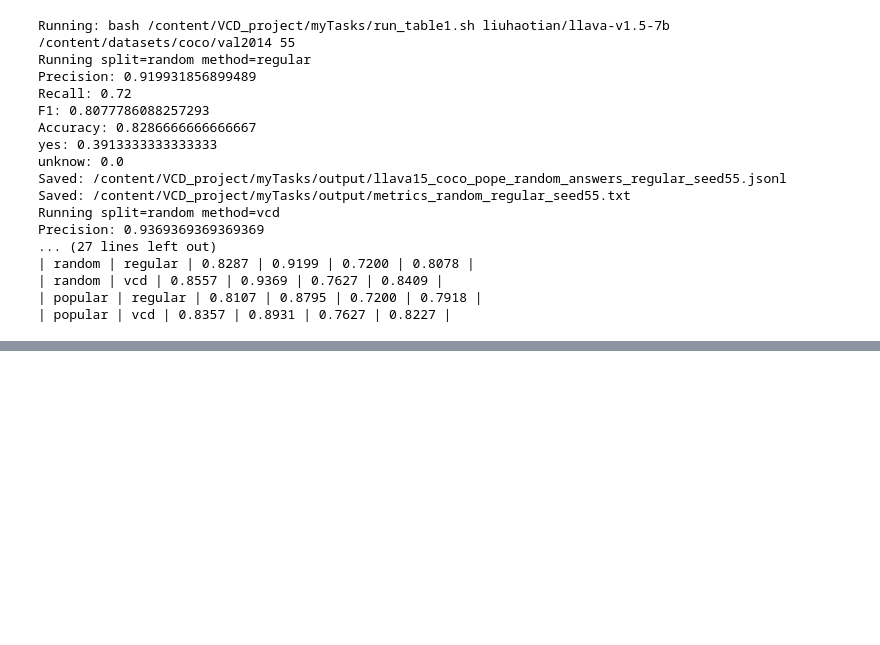
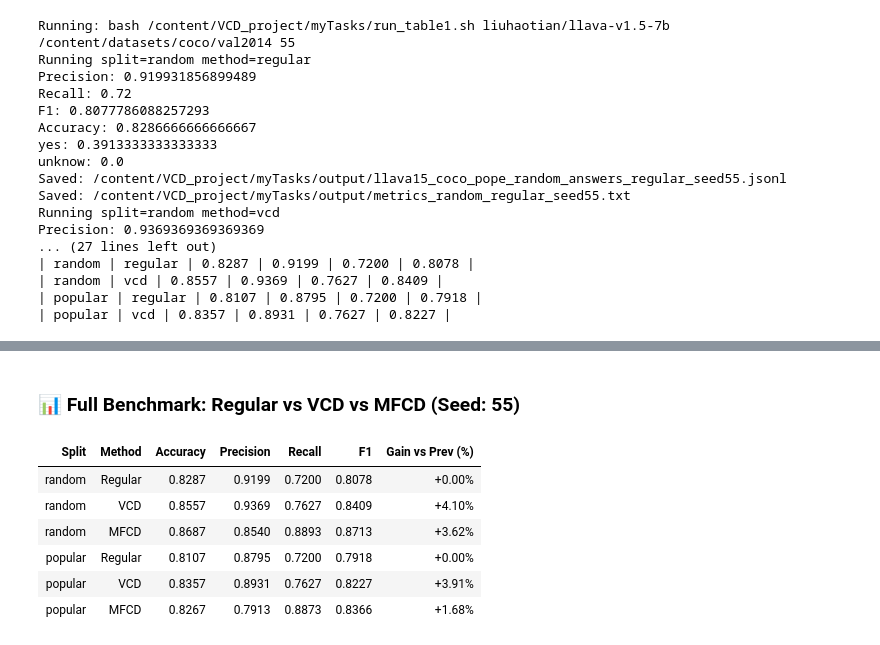
Before and after one commit to maxheef/ECE209_Project1, a Jupyter notebook: myTasks/taskB.ipynb, the cells around one changed output, grey strips where cells are left out. Saved outputs shown, nothing was run; the diff lists cells and outputs as text; code cells hidden in the pictures; blank space fills up the shorter version.

Commit message:
All files work with outputs, need to clean up code for submit

```diff
--- a/myTasks/taskB.ipynb
+++ b/myTasks/taskB.ipynb
@@ -425,0 +676,79 @@ print(f"| popular | MFCD | {mfcd_popular['accuracy']:.4f} | {mfcd_popular['preci
+# %%
+import json
+import re
+import pandas as pd
+from pathlib import Path
+from IPython.display import display, Markdown
+
+P1 = '/content/VCD_project/myTasks'
+SEED = 55
+out_dir = Path(f'{P1}/output')
+
+def parse_metrics_txt(path: Path):
+    if not path.exists(): return None
+    text = path.read_text()
+    def g(name):
+        m = re.search(rf"^{name}:\s*([0-9.]+)", text, re.MULTILINE)
+        return float(m.group(1)) if m else 0.0
+    return {'Accuracy': g('Accuracy'), 'Precision': g('Precision'), 'Recall': g('Recall'), 'F1': g('F1')}
+
+def parse_metrics_json(path: Path):
+    if not path.exists(): return None
+    data = json.loads(path.read_text())
+    return {'Accuracy': float(data.get('accuracy', 0.0)),
+            'Precision': float(data.get('precision', 0.0)),
+            'Recall': float(data.get('recall', 0.0)),
+            'F1': float(data.get('f1_score') or data.get('f1') or 0.0) }
+
+# --- Data Collection ---
+rows = []
+# Define the order we want to see them in the table
+configs = [
+    ('random', 'Regular', out_dir / f'metrics_random_regular_seed{SEED}.txt', parse_metrics_txt),
+    ('random', 'VCD', out_dir / f'metrics_random_vcd_seed{SEED}.txt', parse_metrics_txt),
+    ('random', 'MFCD', out_dir / 'mfcd_random.json', parse_metrics_json),
+    ('popular', 'Regular', out_dir / f'metrics_popular_regular_seed{SEED}.txt', parse_metrics_txt),
+    ('popular', 'VCD', out_dir / f'metrics_popular_vcd_seed{SEED}.txt', parse_metrics_txt),
+    ('popular', 'MFCD', out_dir / 'mfcd_popular.json', parse_metrics_json),
+]
+
+for split, method, path, parser in configs:
+    m = parser(path)
+    if m: rows.append({'Split': split, 'Method': method, **m})
+
+if rows:
+    df = pd.DataFrame(rows)
+
+    # Calculate Improvements relative to the previous row in the same split
+    df['Gain vs Prev (%)'] = 0.0
+    for split in df['Split'].unique():
+        idx = df[df['Split'] == split].index
+        for i in range(1, len(idx)):
+            prev_f1 = df.loc[idx[i-1], 'F1']
+            curr_f1 = df.loc[idx[i], 'F1']
+            if prev_f1 > 0:
+                df.at[idx[i], 'Gain vs Prev (%)'] = ((curr_f1 - prev_f1) / prev_f1) * 100
+
+    # Styling for Jupyter
+    def color_gain(val):
+        color = 'green' if val > 0 else ('red' if val < 0 else 'gray')
+        return f'color: {color}; font-weight: bold'
+
+    styled_df = df.style.format({
+        'Accuracy': '{:.4f}', 'Precision': '{:.4f}', 'Recall': '{:.4f}',
+        'F1': '{:.4f}', 'Gain vs Prev (%)': '{:+.2f}%'
+    }).map(color_gain, subset=['Gain vs Prev (%)']).hide(axis='index')
+
+    display(Markdown(f"### 📊 Full Benchmark: Regular vs VCD vs MFCD (Seed: {SEED})"))
+    display(styled_df)
+else:
+    print("⚠️ No output files found. Check your /output directory.")
+# %% [output]
+### 📊 Full Benchmark: Regular vs VCD vs MFCD (Seed: 55)
+| Split | Method | Accuracy | Precision | Recall | F1 | Gain vs Prev (%) |
+| random | Regular | 0.8287 | 0.9199 | 0.7200 | 0.8078 | +0.00% |
+| random | VCD | 0.8557 | 0.9369 | 0.7627 | 0.8409 | +4.10% |
+| random | MFCD | 0.8687 | 0.8540 | 0.8893 | 0.8713 | +3.62% |
+| popular | Regular | 0.8107 | 0.8795 | 0.7200 | 0.7918 | +0.00% |
+| popular | VCD | 0.8357 | 0.8931 | 0.7627 | 0.8227 | +3.91% |
+| popular | MFCD | 0.8267 | 0.7913 | 0.8873 | 0.8366 | +1.68% |
```
Also changed, not shown: parts of 7 cells of this notebook.
